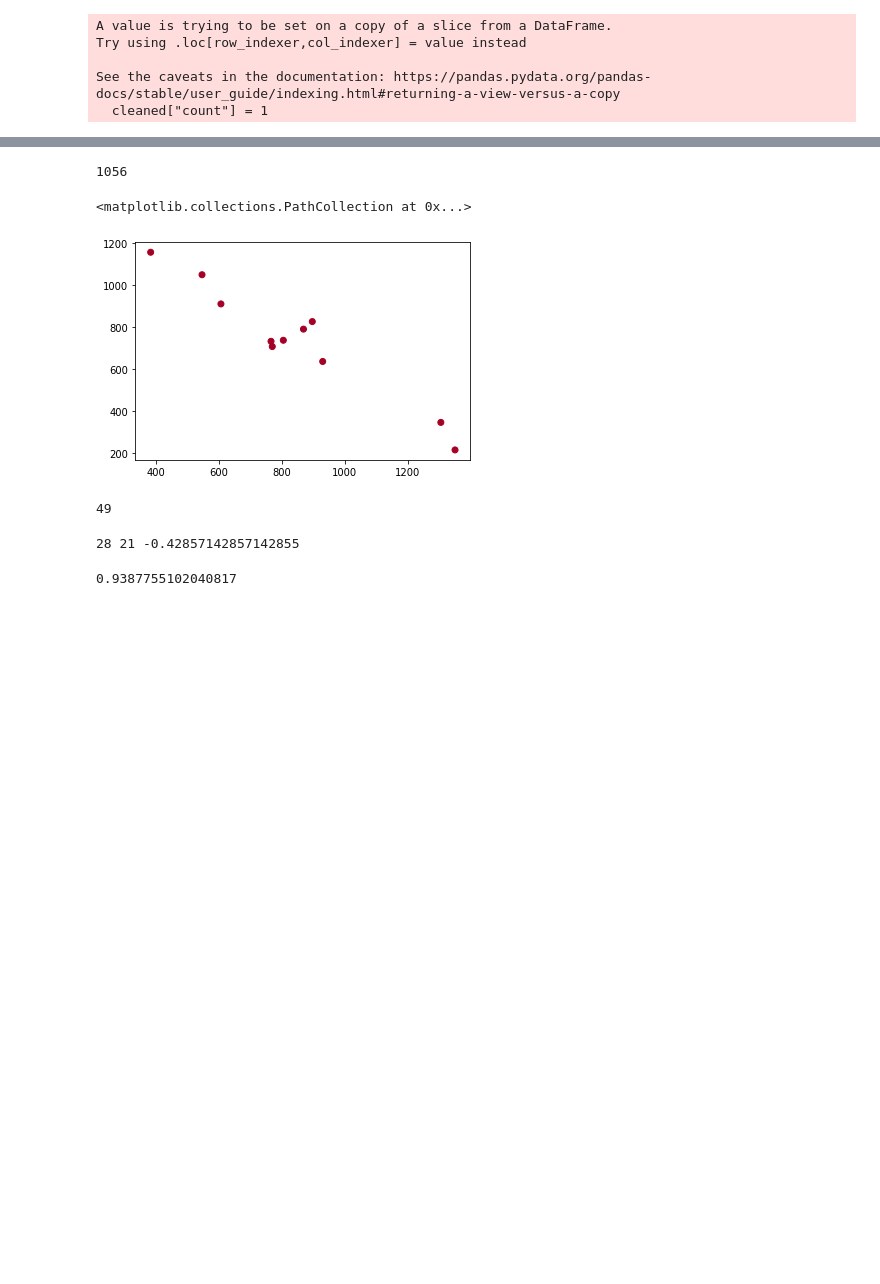
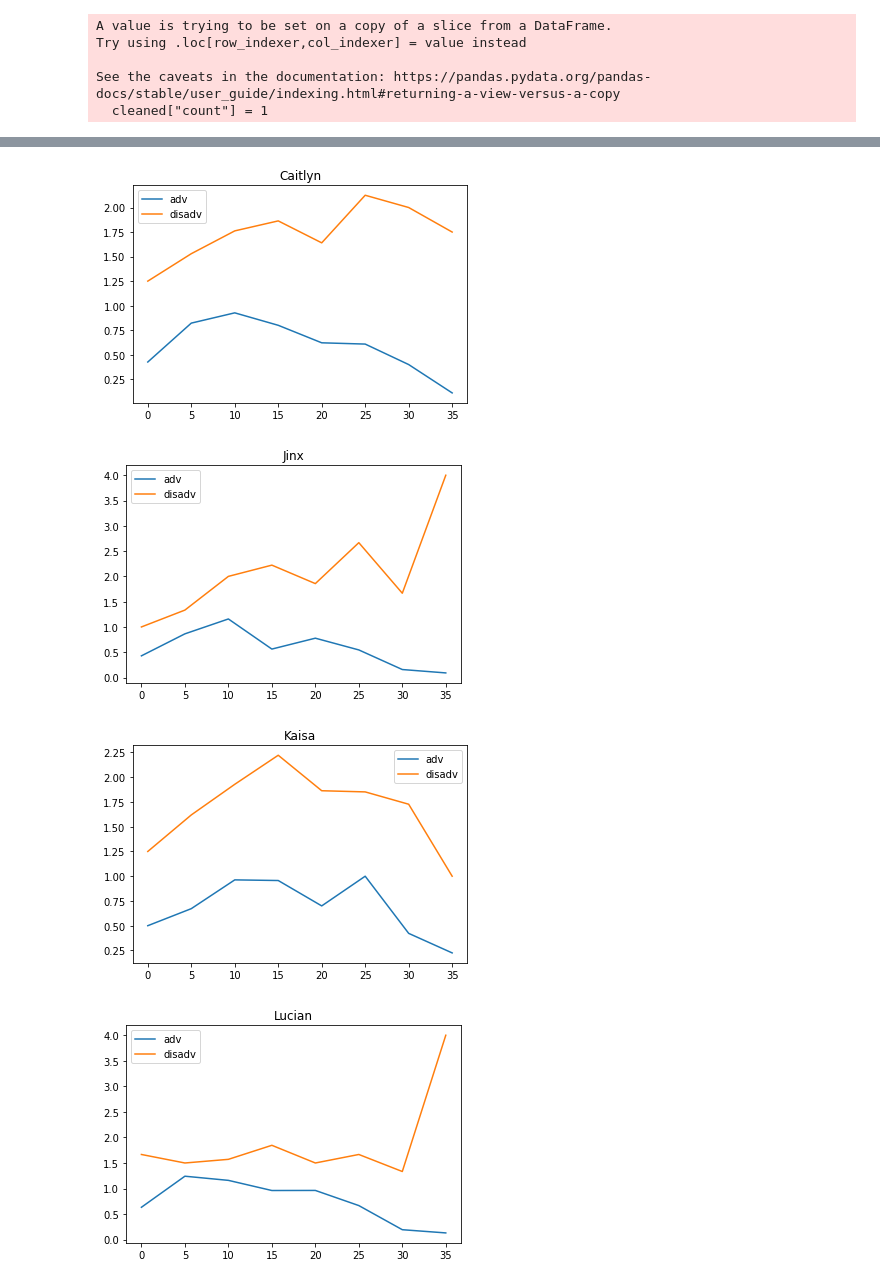
Before and after one commit to chung-ejy/ward, a Jupyter notebook: testing.ipynb, the cells around one changed output, grey strips where cells are left out. Drawn from its saved outputs; the diff is of its cells as text; code cells hidden in the pictures; blank space fills up the shorter version.

```diff
--- a/testing.ipynb
+++ b/testing.ipynb
@@ -250,17 +302,0 @@ early_game = cleaned[cleaned["timestamp"]<900000]
-# %%
-early_game.index.size
-# %% [output]
-1056
-# %%
-role = "JUNGLE"
-champ = "MasterYi"
-rounding_value = 1
-jungle_path = early_game[(early_game["killerRole"]==role) & (early_game["killerChamp"]==champ) & (early_game["killerismyteam"]==False)].copy()
-jungle_path["x_rounded"] = [int(x / (10 ** rounding_value)) for x in jungle_path["x"]]
-jungle_path["y_rounded"] = [int(x / (10 ** rounding_value)) for x in jungle_path["y"]]
-summarized = jungle_path.groupby(["x_rounded","y_rounded"]).sum().reset_index()
-# %%
-plt.scatter(summarized["x_rounded"],summarized["y_rounded"],c=summarized["count"],cmap="RdYlGn")
-# %% [output]
-<matplotlib.collections.PathCollection at 0x...>
-[figure, removed]
@@ -287,19 +303,19 @@ manalysis["quant_advantage"] = manalysis["my_team_kc"] - manalysis["enemy_team_k
-# %%
-len(manalysis["match"].unique())
-# %% [output]
-49
 # %%
-role = "BOTTOM"
-role_manalysis = manalysis[manalysis["role"]==role]
-adcount = role_manalysis[role_manalysis["advantage"]==True].index.size
-disadcount = role_manalysis[role_manalysis["advantage"]==False].index.size
-quantad = role_manalysis["quant_advantage"].mean()
-print(adcount,disadcount,quantad)
+a = pd.DataFrame(time_analysis)
-# %% [output]
-28 21 -0.42857142857142855
 # %%
-highlevel = manalysis.groupby("match").sum().reset_index()
+a["time_start"] = [x/60000 for x in a["time_start"]]
+a["time_limit"] = [x/60000 for x in a["time_start"]]
 # %%
-highlevel["quant_advantage"].mean()
+
+for champ in ["Caitlyn","Jinx","Kaisa","Lucian","Ashe"]:
+    champ_timeline = a[a["champ"]==champ]
+    plt.plot(champ_timeline["time_start"],champ_timeline["quantad"])
+    plt.plot(champ_timeline["time_start"],champ_timeline["quantdisad"])
+    plt.legend(["adv","disadv"])
+    plt.title(champ)
+    plt.show()
 # %% [output]
-0.9387755102040817
+[figure, added]
+[figure, added]
+[figure, added]
+[figure, added]
```
Also changed, not shown: parts of 14 cells of this notebook.
